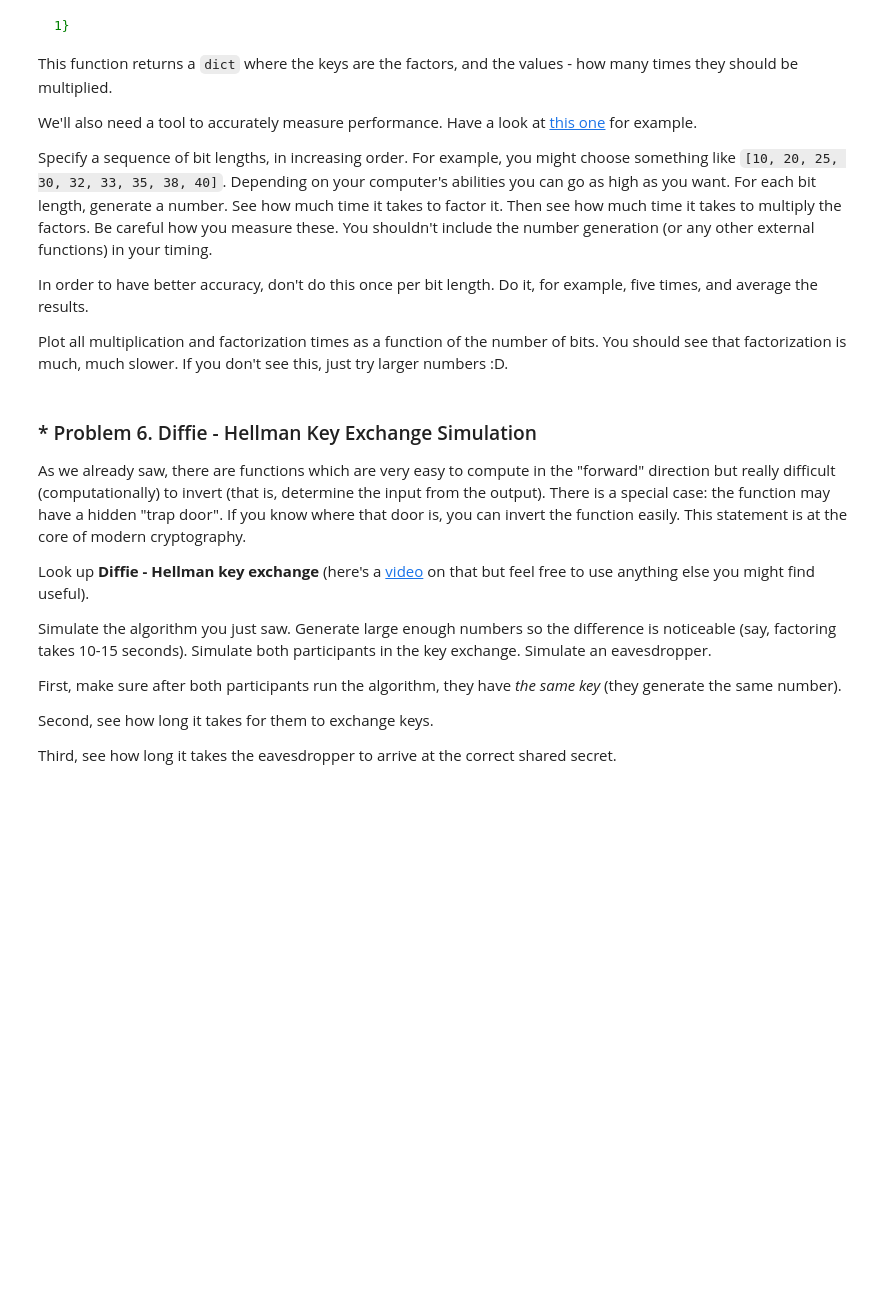
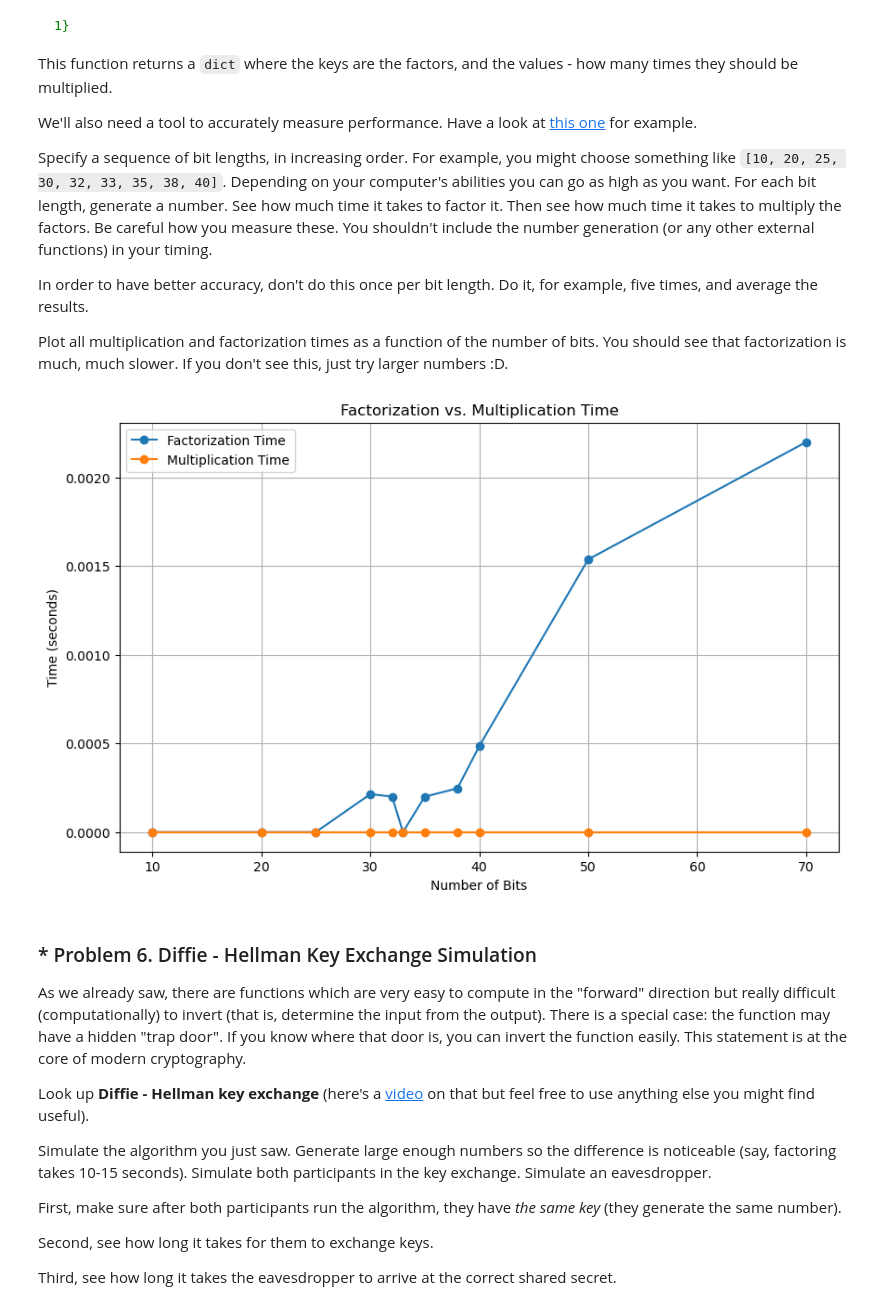
Before and after one commit to VilliTodorova/math_concepts_for_devs, a Jupyter notebook: 04.Basic-Algebra-Exercise/basic_algebra_exercise_vt.ipynb, the cells around one changed output. Cells and saved outputs as stored; diff of their text form; code cells hidden in the pictures; blank space fills up the shorter version.

```diff
--- a/04.Basic-Algebra-Exercise/basic_algebra_exercise_vt.ipynb
+++ b/04.Basic-Algebra-Exercise/basic_algebra_exercise_vt.ipynb
@@ -816,3 +818,64 @@ Plot all multiplication and factorization times as a function of the number of b
+# %%
+# Function to measure the time taken to factorize a number
+def time_factorization(n):
+    start_time = time.time()
+    factors = factorint(n)
+    end_time = time.time()
+    return end_time - start_time, factors
+
+# Function to measure the time taken to multiply the factors
+def time_multiplication(factors):
+    start_time = time.time()
+    result = 1
+    for factor, count in factors.items():
+        result *= factor ** count
+    end_time = time.time()
+    return end_time - start_time
+
+# Bit lengths to test
+bit_lengths = [10, 20, 25, 30, 32, 33, 35, 38, 40, 50, 70]
+num_trials = 5
+
+# Lists to store the average times
+avg_factorization_times = []
+avg_multiplication_times = []
+
+# Perform the experiment for each bit length
+for bits in bit_lengths:
+    factorization_times = []
+    multiplication_times = []
+
+    for _ in range(num_trials):
+        # Generate a random n-bit number
+        n = secrets.randbits(bits)
+
+        # Measure factorization time
+        fact_time, factors = time_factorization(n)
+        factorization_times.append(fact_time)
+
+        # Measure multiplication time
+        mult_time = time_multiplication(factors)
+        multiplication_times.append(mult_time)
+
+    # Calculate average times
+    avg_fact_time = np.mean(factorization_times)
+    avg_mult_time = np.mean(multiplication_times)
+
+    avg_factorization_times.append(avg_fact_time)
+    avg_multiplication_times.append(avg_mult_time)
+
+# Plot the results
+plt.figure(figsize=(10, 6))
+plt.plot(bit_lengths, avg_factorization_times, label='Factorization Time', marker='o')
+plt.plot(bit_lengths, avg_multiplication_times, label='Multiplication Time', marker='o')
+plt.xlabel('Number of Bits')
+plt.ylabel('Time (seconds)')
+plt.title('Factorization vs. Multiplication Time')
+plt.legend()
+plt.grid(True)
+plt.show()
+# %% [output]
+[figure, added]
 # %% [markdown]
 ### * Problem 6. Diffie - Hellman Key Exchange Simulation
 As we already saw, there are functions which are very easy to compute in the "forward" direction but really difficult (computationally) to invert (that is, determine the input from the output). There is a special case: the function may have a hidden "trap door". If you know where that door is, you can invert the function easily. This statement is at the core of modern cryptography.
```
Also changed, not shown: parts of 4 cells of this notebook.
